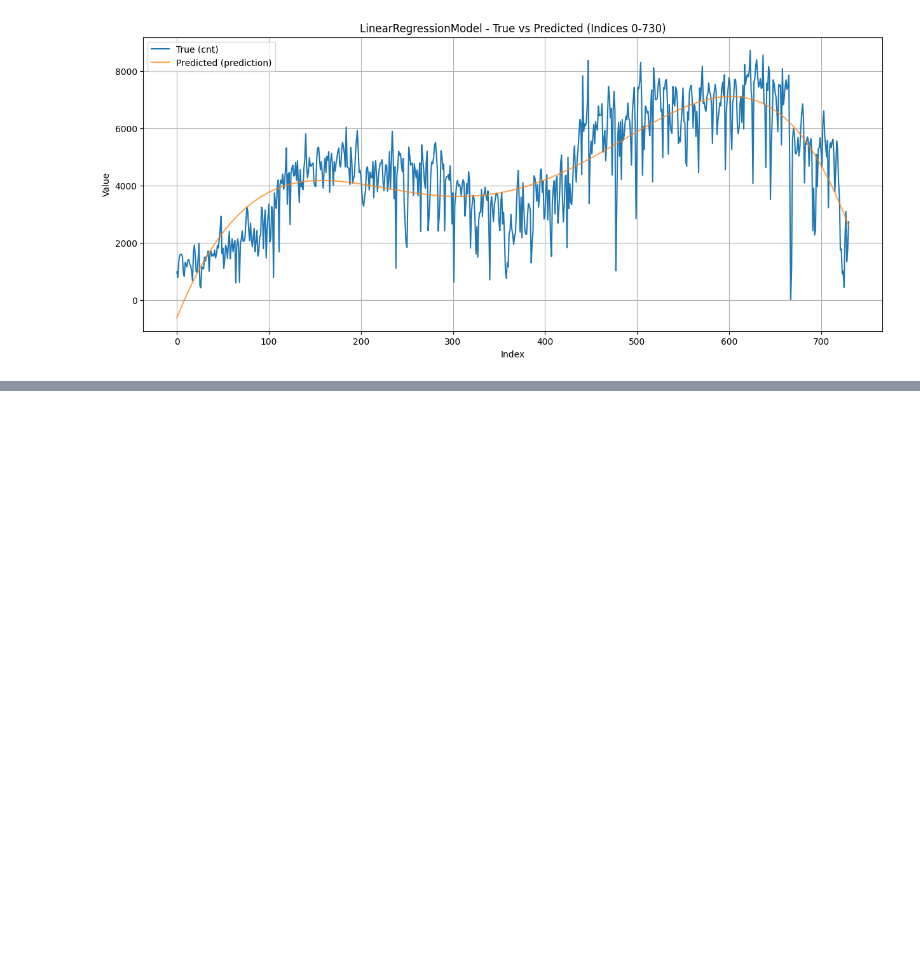
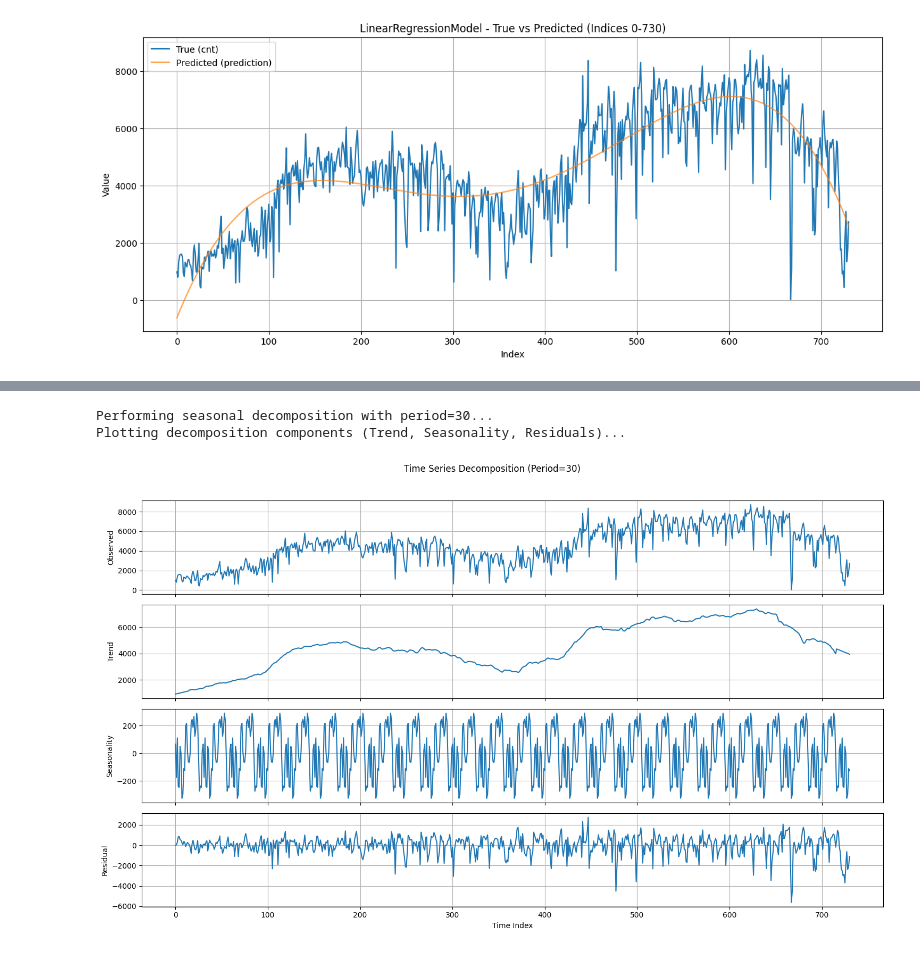
Before and after one commit to IwoSzczepaniak/DataExploration, a Jupyter notebook: src/main/resources/spark-jdk17/spark-jupyter/lab6.ipynb, the cells around one changed output, grey strips where cells are left out. Cells and saved outputs as stored; diff of their text form; code cells hidden in the pictures; blank space fills up the shorter version.

```diff
--- a/src/main/resources/spark-jdk17/spark-jupyter/lab6.ipynb
+++ b/src/main/resources/spark-jdk17/spark-jupyter/lab6.ipynb
@@ -853,0 +913,30 @@ Plotting results from index 0 to 730
+# %%
+from statsmodels.tsa.seasonal import seasonal_decompose
+
+pdf_for_decompose = pdf.set_index(pd.RangeIndex(start=0, stop=len(pdf)))
+
+decomposition_period = 30
+
+print(f"\nPerforming seasonal decomposition with period={decomposition_period}...")
+
+res = seasonal_decompose(pdf_for_decompose['cnt'], model="additive", period=decomposition_period, extrapolate_trend='freq')
+
+print("Plotting decomposition components (Trend, Seasonality, Residuals)...")
+fig, (ax1,ax2,ax3, ax4) = plt.subplots(4,1, figsize=(15,10), sharex=True)
+
+res.observed.plot(ax=ax1, ylabel="Observed")
+ax1.grid(True)
+res.trend.plot(ax=ax2, ylabel="Trend")
+ax2.grid(True)
+res.seasonal.plot(ax=ax3, ylabel="Seasonality")
+ax3.grid(True)
+res.resid.plot(ax=ax4, ylabel="Residual")
+ax4.grid(True)
+fig.suptitle(f'Time Series Decomposition (Period={decomposition_period})', y=0.92)
+plt.xlabel("Time Index")
+plt.tight_layout(rect=[0, 0.03, 1, 0.9])
+plt.show()
+# %% [output]
+Performing seasonal decomposition with period=30...
+Plotting decomposition components (Trend, Seasonality, Residuals)...
+[figure, added]
```
Also changed, not shown: parts of 5 cells of this notebook.
